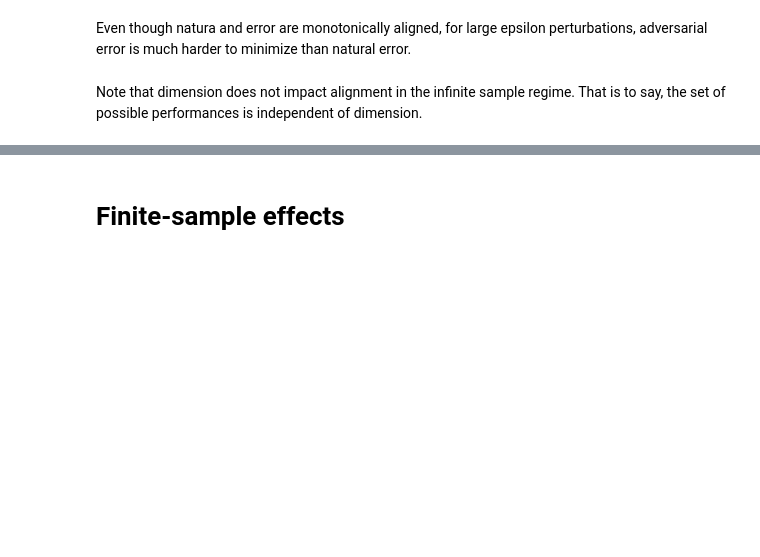
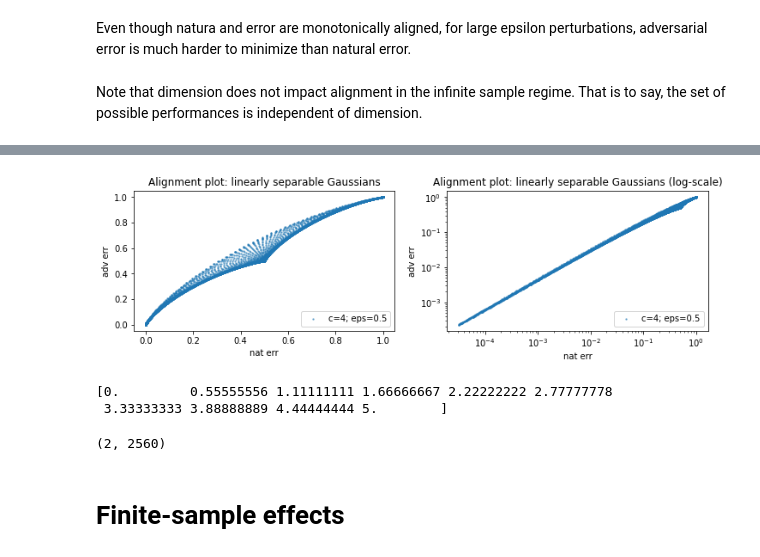
Before and after one commit to GilgameshxZero/adversarial-ntks, a Jupyter notebook: notebooks/low-level-causes/lin-sep-gaussian.ipynb, the cells around one changed output, grey strips where cells are left out. Cells and saved outputs as stored; diff of their text form; code cells hidden in the pictures; blank space fills up the shorter version.

```diff
--- a/notebooks/low-level-causes/lin-sep-gaussian.ipynb
+++ b/notebooks/low-level-causes/lin-sep-gaussian.ipynb
@@ -99,3 +136,36 @@ That is to say, the set of possible performances is independent of dimension.
+# %%
+CS = [4]
+EPSS = [0.5]
+THETAS = np.linspace(start=0, stop=np.pi, num=256)
+BS     = np.linspace(start=0, stop=5, num=50)
+
+def plt_main():
+    plot_pts_with_bias(cs=CS, epss=EPSS, thetas=THETAS, bs=BS, s=2, alpha=0.5);
+    plt.legend(bbox_to_anchor=(1, 0), loc='lower right', ncol=1);
+    plt.xlabel("nat err");
+    plt.ylabel("adv err");
+
+plt.figure(figsize=(12, 3));
+
+plt.subplot(1, 2, 1);
+plt_main();
+plt.title("Alignment plot: linearly separable Gaussians");
+
+plt.subplot(1, 2, 2);
+plt_main();
+plt.xscale("log"); plt.yscale("log");
+plt.title("Alignment plot: linearly separable Gaussians (log-scale)");
+# %% [output]
+[figure, added]
+# %%
+THETAS = np.linspace(start=0, stop=np.pi, num=256)
+BS     = np.linspace(start=0, stop=5, num=10)
+print(BS)
+np.array(np.meshgrid(THETAS, BS)).reshape(2, -1).shape
+# %% [output]
+[0.         0.55555556 1.11111111 1.66666667 2.22222222 2.77777778
+ 3.33333333 3.88888889 4.44444444 5.        ]
+(2, 2560)
 # %% [markdown]
 # Finite-sample effects
 # %% [markdown]
```
Also changed, not shown: parts of 10 cells of this notebook.
